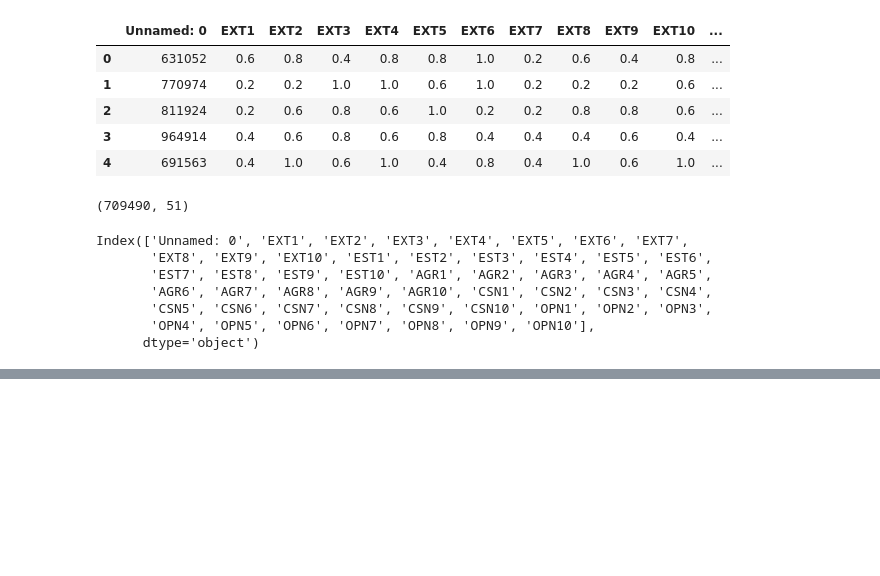
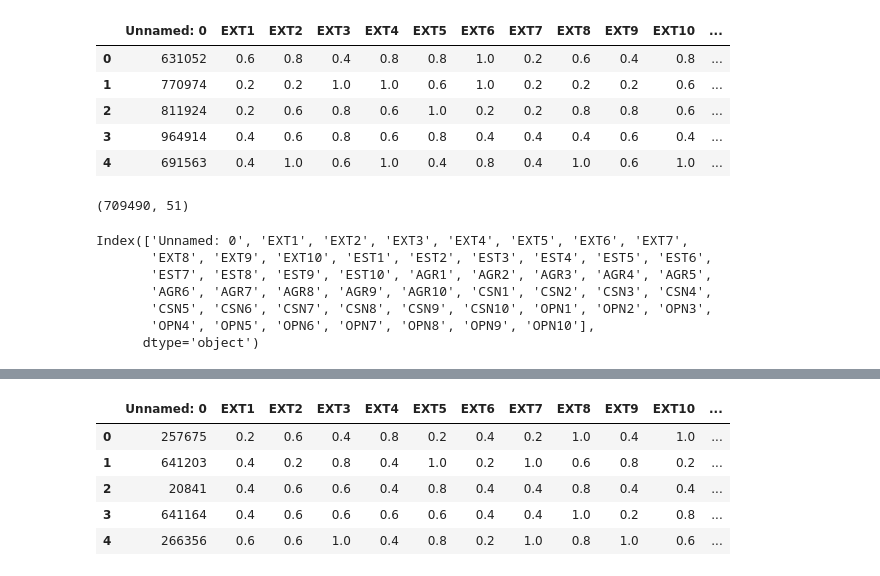
Before and after one commit to rodriguezj1/reu_uiowa_2021, a Jupyter notebook: Julian_Rodriguez/basicVAE_Big5.ipynb, the cells around one changed output, grey strips where cells are left out. Saved outputs shown, nothing was run; the diff lists cells and outputs as text; code cells hidden in the pictures; blank space fills up the shorter version.

```diff
--- a/Julian_Rodriguez/basicVAE_Big5.ipynb
+++ b/Julian_Rodriguez/basicVAE_Big5.ipynb
@@ -191,0 +258,11 @@ class Sampling(layers.Layer):
+# %%
+X_test = pd.read_csv(PATH/'test.csv')
+# %%
+X_test.head()
+# %% [output]
+|  | Unnamed: 0 | EXT1 | EXT2 | EXT3 | EXT4 | EXT5 | EXT6 | EXT7 | EXT8 | EXT9 | EXT10 | ... |
+| 0 | 257675 | 0.2 | 0.6 | 0.4 | 0.8 | 0.2 | 0.4 | 0.2 | 1.0 | 0.4 | 1.0 | ... |
+| 1 | 641203 | 0.4 | 0.2 | 0.8 | 0.4 | 1.0 | 0.2 | 1.0 | 0.6 | 0.8 | 0.2 | ... |
+| 2 | 20841 | 0.4 | 0.6 | 0.6 | 0.4 | 0.8 | 0.4 | 0.4 | 0.8 | 0.4 | 0.4 | ... |
+| 3 | 641164 | 0.4 | 0.6 | 0.6 | 0.6 | 0.6 | 0.4 | 0.4 | 1.0 | 0.2 | 0.8 | ... |
+| 4 | 266356 | 0.6 | 0.6 | 1.0 | 0.4 | 0.8 | 0.2 | 1.0 | 0.8 | 1.0 | 0.6 | ... |
```
Also changed, not shown: parts of 24 cells of this notebook.
